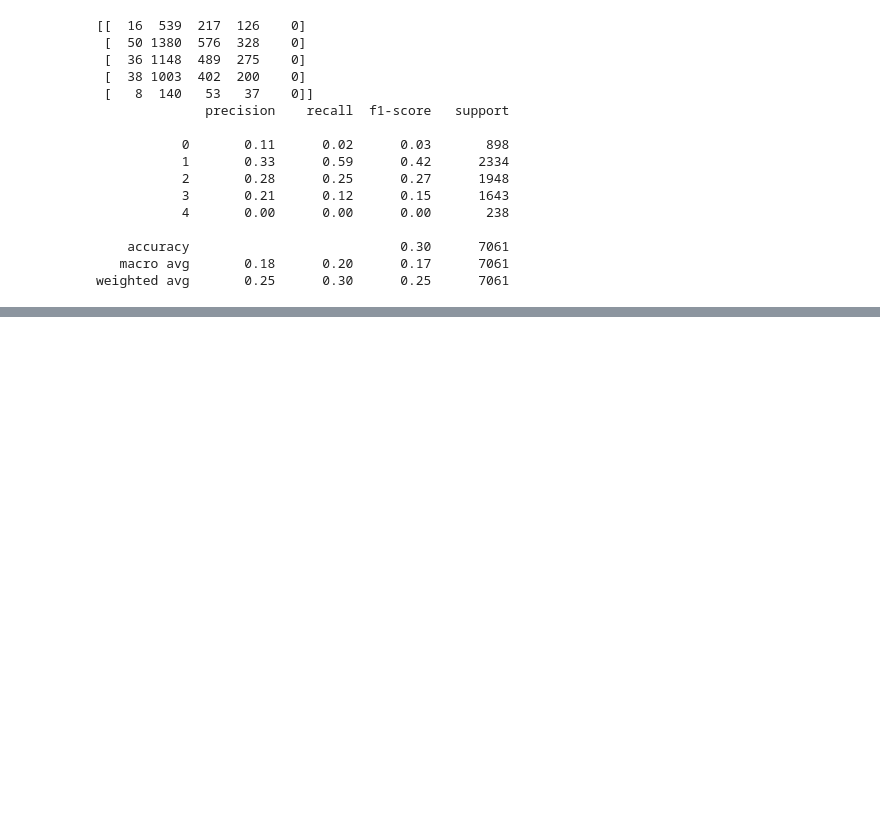
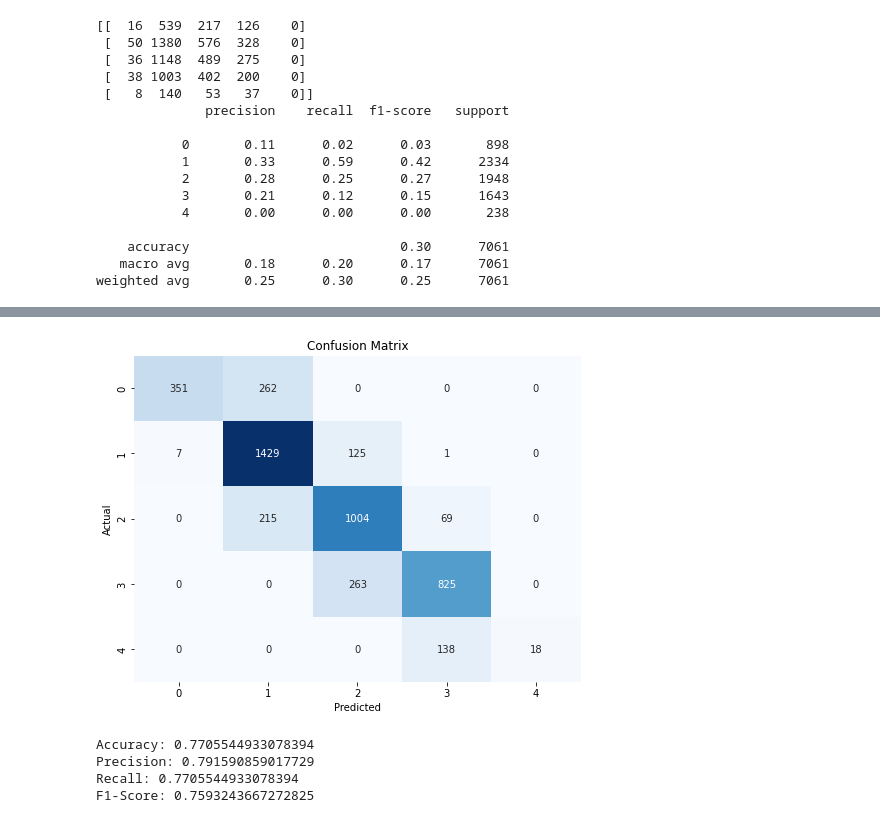
Before and after one commit to pourya-momtaz/CHL5230-Datathon1, a Jupyter notebook: Datathon1.ipynb, the cells around one changed output, grey strips where cells are left out. Cells and saved outputs as stored; diff of their text form; code cells hidden in the pictures; blank space fills up the shorter version.

```diff
--- a/Datathon1.ipynb
+++ b/Datathon1.ipynb
@@ -220,0 +332,31 @@ weighted avg       0.25      0.30      0.25      7061
+# %%
+knn_classifier = KNeighborsClassifier(n_neighbors=best_k)
+knn_classifier.fit(X_train_scaled, y_train)
+
+y_pred = knn_classifier.predict(X_test_scaled)
+
+
+confusion = confusion_matrix(y_test, y_pred)
+plt.figure(figsize=(8, 6))
+sns.heatmap(confusion, annot=True, fmt='d', cmap='Blues', cbar=False)
+plt.title("Confusion Matrix")
+plt.xlabel("Predicted")
+plt.ylabel("Actual")
+plt.show()
+
+
+accuracy = accuracy_score(y_test, y_pred)
+precision = precision_score(y_test, y_pred, average='weighted', zero_division=0)
+recall = recall_score(y_test, y_pred, average='weighted')
+f1 = f1_score(y_test, y_pred, average='weighted')
+
+print(f"Accuracy: {accuracy}")
+print(f"Precision: {precision}")
+print(f"Recall: {recall}")
+print(f"F1-Score: {f1}")
+# %% [output]
+[figure, added]
+Accuracy: 0.7705544933078394
+Precision: 0.791590859017729
+Recall: 0.7705544933078394
+F1-Score: 0.7593243667272825
```
Also changed, not shown: parts of 3 cells of this notebook.
